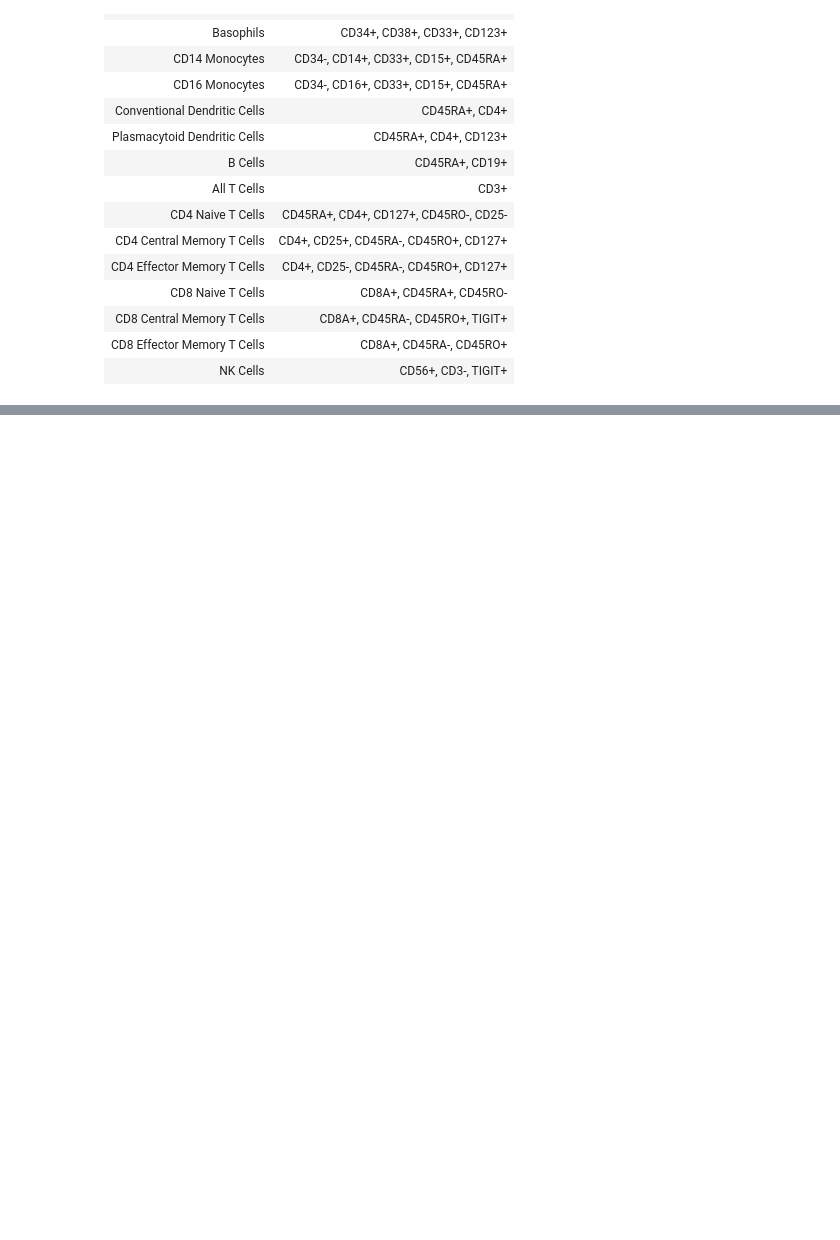
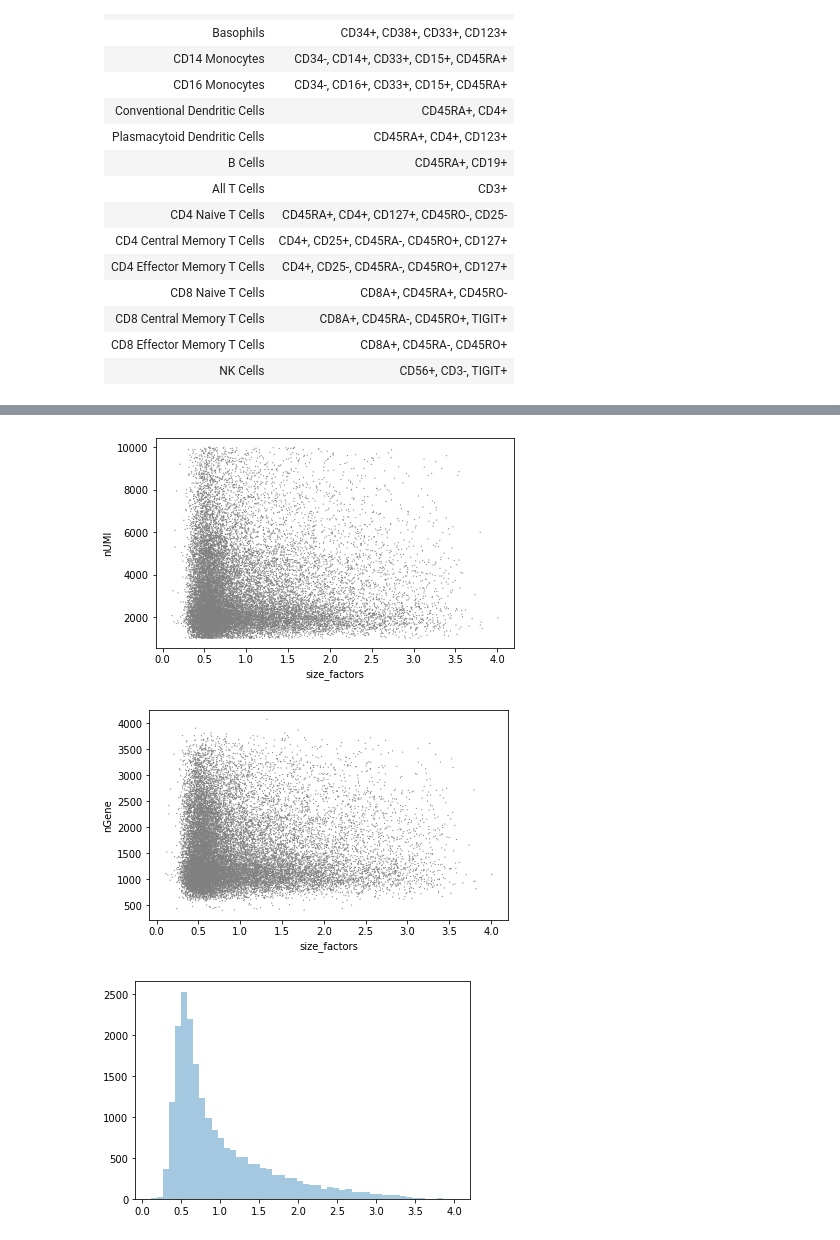
Before and after one commit to Sarah145/bone_marrow_analysis, a Jupyter notebook: notebooks/pre_processing_granja.ipynb, the cells around one changed output, grey strips where cells are left out. Saved outputs shown, nothing was run; the diff lists cells and outputs as text; code cells hidden in the pictures; blank space fills up the shorter version.

```diff
--- a/notebooks/pre_processing_granja.ipynb
+++ b/notebooks/pre_processing_granja.ipynb
@@ -301,0 +146,8 @@ adata.write('../data/granja/granja.h5ad')
+# %%
+#Perform a clustering for scran normalization in clusters
+adata_pp = adata.copy()
+sc.pp.normalize_per_cell(adata_pp, counts_per_cell_after=1e6)
+sc.pp.log1p(adata_pp)
+sc.pp.pca(adata_pp, n_comps=15)
+sc.pp.neighbors(adata_pp)
+sc.tl.leiden(adata_pp, key_added='groups', resolution=0.5)
@@ -301,0 +184,8 @@ adata.write('../data/granja/granja.h5ad')
+# %%
+#Preprocess variables for scran normalization
+input_groups = adata_pp.obs['groups']
+data_mat = adata.X.T
+# %%
+%%R -i data_mat -i input_groups -o size_factors
+library(scran)
+size_factors = computeSumFactors(data_mat, clusters=input_groups, min.mean=0.1)
@@ -301,0 +213,13 @@ adata.write('../data/granja/granja.h5ad')
+# %%
+# Visualize the estimated size factors
+adata.obs['size_factors'] = size_factors
+
+sc.pl.scatter(adata, 'size_factors', 'nUMI')
+sc.pl.scatter(adata, 'size_factors', 'nGene')
+
+sb.distplot(size_factors, bins=50, kde=False)
+plt.show()
+# %% [output]
+[figure, added]
+[figure, added]
+[figure, added]
```
Also changed, not shown: parts of 37 cells of this notebook, 4 other files.
